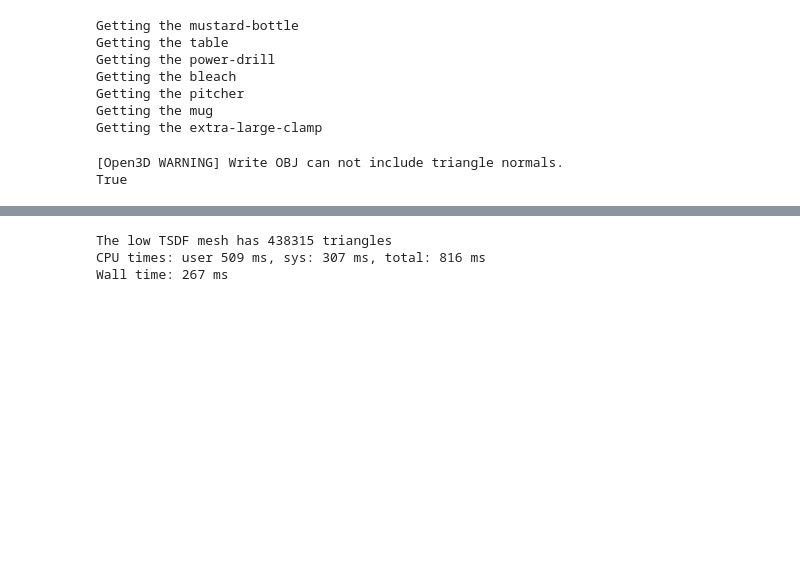
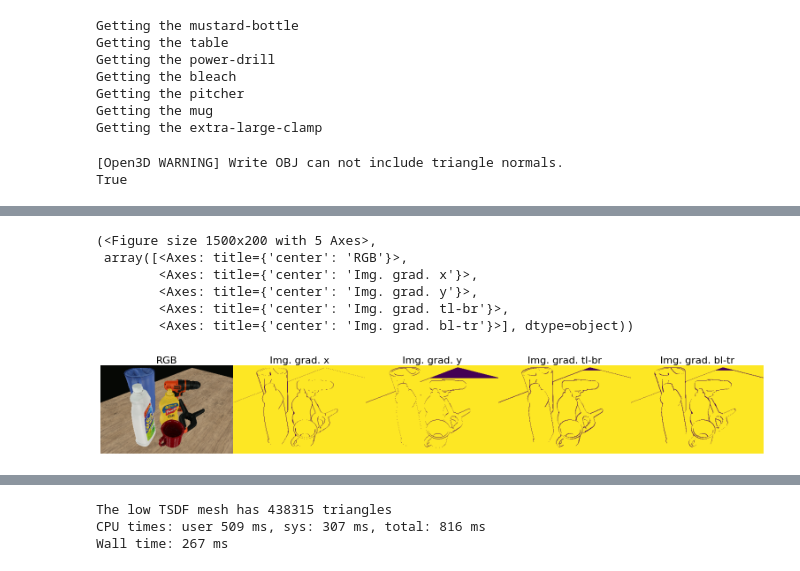
Before and after one commit to 10Electra/MSc-Project, a Jupyter notebook: notebooks/evaluation_scene.ipynb, the cells around one changed output, grey strips where cells are left out. Cells and saved outputs as stored; diff of their text form; code cells hidden in the pictures; blank space fills up the shorter version.

```diff
--- a/notebooks/evaluation_scene.ipynb
+++ b/notebooks/evaluation_scene.ipynb
@@ -138,0 +252,13 @@ scan_meshes = [m for scan in scans for m,w in scan]
+# %%
+threshed_disp_diffs = [zdx<=thr_x_dz, zdy<=thr_y_dz, zdd1<=thr_d_dz, zdd2<=thr_d_dz]
+threshed_disp_diffs = [np.flip(dd, axis=[0,1]) for dd in [depth_data['rgb']]+threshed_disp_diffs]
+plot_images(threshed_disp_diffs, titles=['RGB', 'Img. grad. x', 'Img. grad. y', 'Img. grad. tl-br', 'Img. grad. bl-tr'], titlesize=16)
+# plt.savefig('../screenshots/disp_diff_1.png')
+# %% [output]
+(<Figure size 1500x200 with 5 Axes>,
+ array([<Axes: title={'center': 'RGB'}>,
+        <Axes: title={'center': 'Img. grad. x'}>,
+        <Axes: title={'center': 'Img. grad. y'}>,
+        <Axes: title={'center': 'Img. grad. tl-br'}>,
+        <Axes: title={'center': 'Img. grad. bl-tr'}>], dtype=object))
+[figure, added]
```
Also changed, not shown: parts of 8 cells of this notebook, 7 other files.
